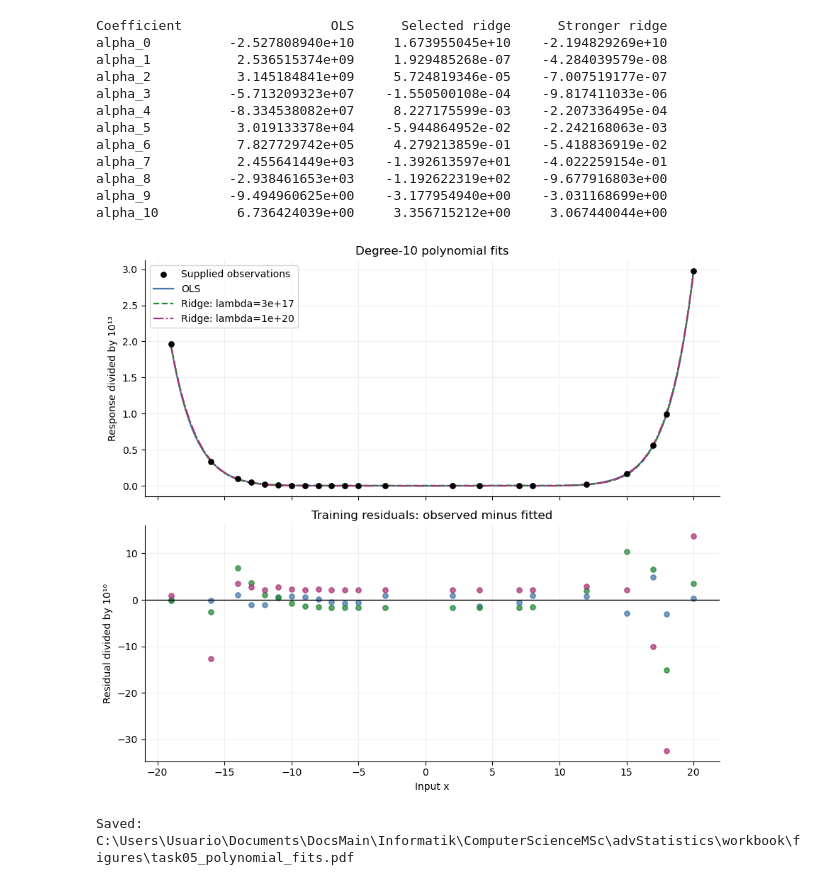
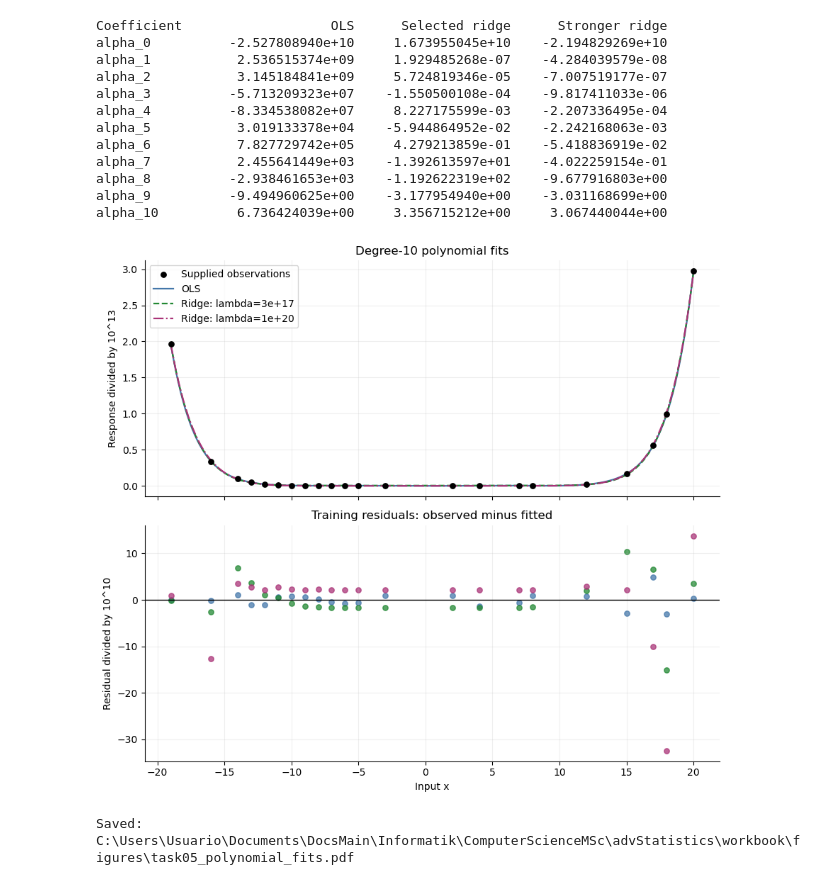
Before and after one commit to gino23odar/advanced-statistics-workbook, a Jupyter notebook: task5_polynomial_regression.ipynb, the cells around one changed output. Cells and saved outputs as stored; diff of their text form; code cells hidden in the pictures.

```diff
--- a/task5_polynomial_regression.ipynb
+++ b/task5_polynomial_regression.ipynb
@@ -620,36 +620,36 @@ with plt.rc_context({
             s=28,
             label=label,
             alpha=0.75,
         )
 
     axes[0].set_title("Degree-10 polynomial fits")
-    axes[0].set_ylabel("Response divided by 10¹³")
+    axes[0].set_ylabel("Response divided by 10^13")
     axes[0].legend()
 
     axes[1].axhline(0, color="black", linewidth=1)
     axes[1].set_xlabel("Input x")
-    axes[1].set_ylabel("Residual divided by 10¹⁰")
+    axes[1].set_ylabel("Residual divided by 10^10")
     axes[1].set_title("Training residuals: observed minus fitted")
 
     for ax in axes:
         ax.grid(alpha=0.2)
         ax.spines["top"].set_visible(False)
         ax.spines["right"].set_visible(False)
 
     fig.tight_layout()
 
     fit_pdf = figure_directory / "task05_polynomial_fits.pdf"
     fit_png = figure_directory / "task05_polynomial_fits.png"
 
     fig.savefig(fit_pdf, bbox_inches="tight")
     fig.savefig(fit_png, dpi=300, bbox_inches="tight")
 
     plt.show()
     plt.close(fig)
 
 print(f"Saved: {fit_pdf.resolve()}")
 # %% [output]
-[figure, old version]
+[figure, new version]
 Saved: C:\Users\Usuario\Documents\DocsMain\Informatik\ComputerScienceMSc\advStatistics\workbook\figures\task05_polynomial_fits.pdf
 # %%
 with plt.rc_context({
```
Also changed, not shown: parts of 4 cells of this notebook, 11 other files.
